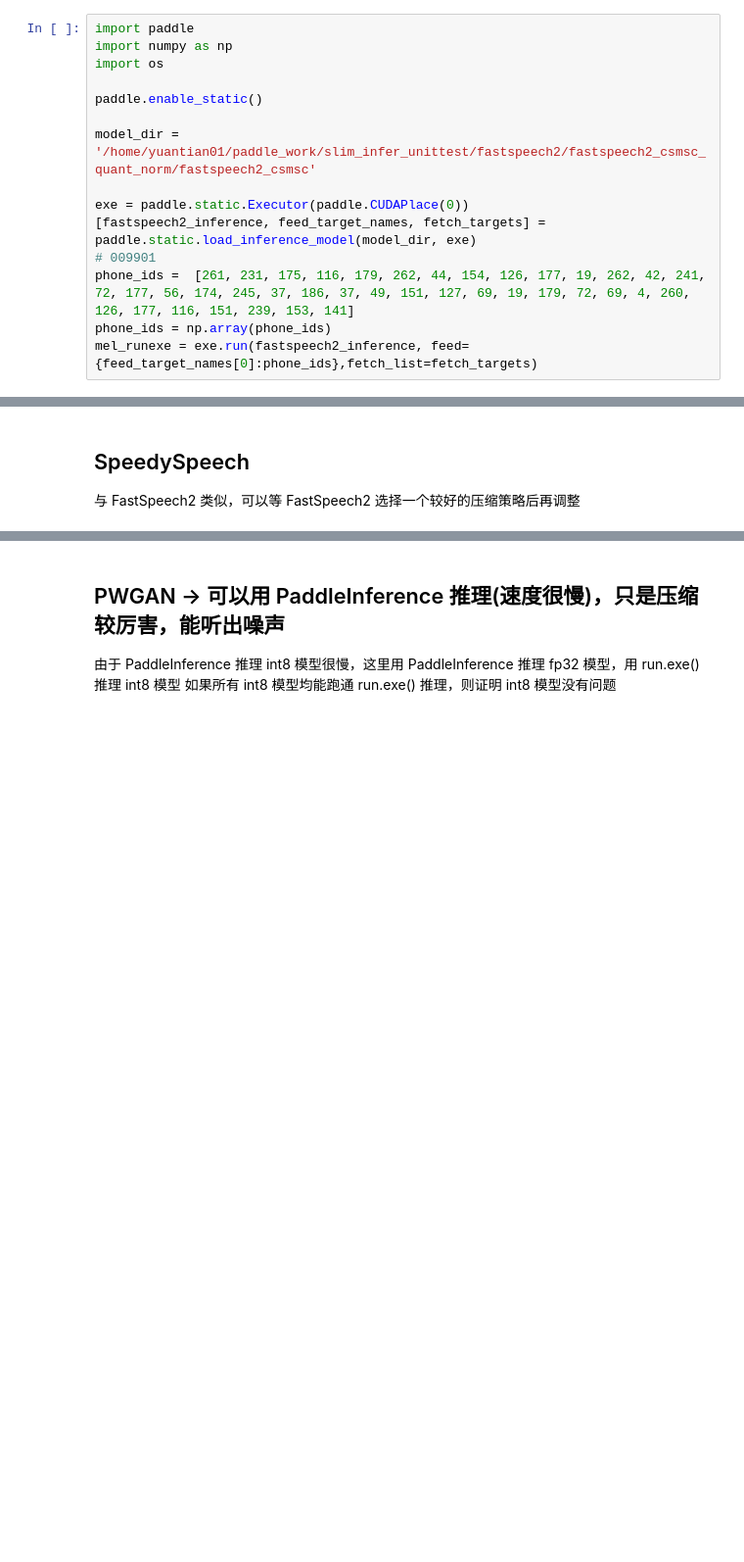
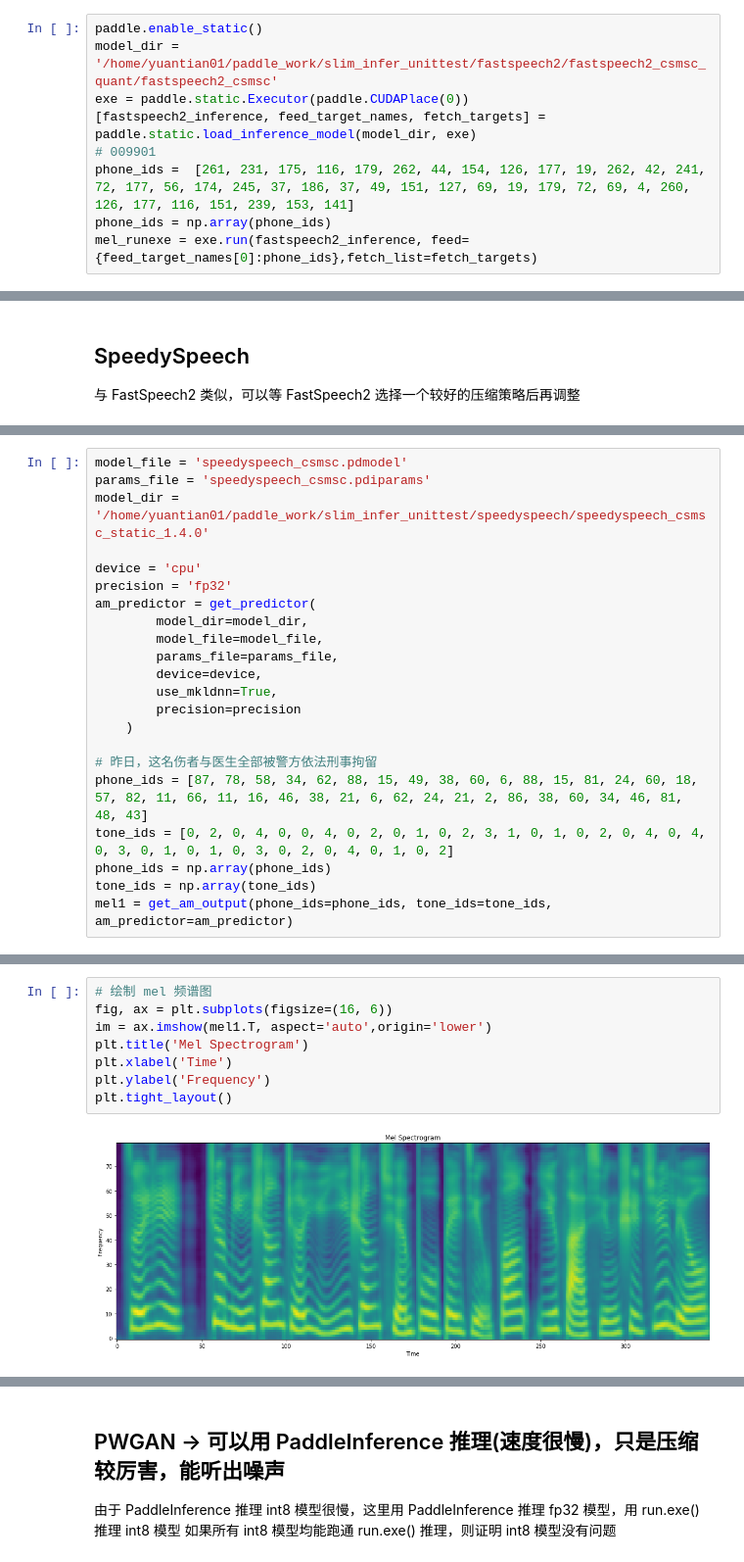
Before and after one commit to yt605155624/paddle_work, a Jupyter notebook: slim_infer_unittest/debug_slim_am.ipynb, the cells around one changed output, grey strips where cells are left out. Shown at 98% size. Drawn from its saved outputs; the diff is of its cells as text; blank space fills up the shorter version.

```diff
--- a/slim_infer_unittest/debug_slim_am.ipynb
+++ b/slim_infer_unittest/debug_slim_am.ipynb
@@ -210,12 +247,6 @@ dp.Audio(wav2_path)
 # %%
-import paddle
-import numpy as np
-import os
-
 paddle.enable_static()
-
-model_dir = '/home/yuantian01/paddle_work/slim_infer_unittest/fastspeech2/fastspeech2_csmsc_quant_norm/fastspeech2_csmsc'
-
+model_dir = '/home/yuantian01/paddle_work/slim_infer_unittest/fastspeech2/fastspeech2_csmsc_quant/fastspeech2_csmsc'
 exe = paddle.static.Executor(paddle.CUDAPlace(0))
 [fastspeech2_inference, feed_target_names, fetch_targets] = paddle.static.load_inference_model(model_dir, exe)
 # 009901
@@ -292,0 +319,22 @@ dp.Audio(wav_path, rate=24000)
+# %%
+model_file = 'speedyspeech_csmsc.pdmodel'
+params_file = 'speedyspeech_csmsc.pdiparams'
+model_dir = '/home/yuantian01/paddle_work/slim_infer_unittest/speedyspeech/speedyspeech_csmsc_static_1.4.0'
+
+device = 'cpu'
+precision = 'fp32'
+am_predictor = get_predictor(
+        model_dir=model_dir,
+        model_file=model_file,
+        params_file=params_file,
+        device=device,
+        use_mkldnn=True,
+        precision=precision
+    )
+
+# 昨日，这名伤者与医生全部被警方依法刑事拘留
+phone_ids = [87, 78, 58, 34, 62, 88, 15, 49, 38, 60, 6, 88, 15, 81, 24, 60, 18, 57, 82, 11, 66, 11, 16, 46, 38, 21, 6, 62, 24, 21, 2, 86, 38, 60, 34, 46, 81, 48, 43]
+tone_ids = [0, 2, 0, 4, 0, 0, 4, 0, 2, 0, 1, 0, 2, 3, 1, 0, 1, 0, 2, 0, 4, 0, 4, 0, 3, 0, 1, 0, 1, 0, 3, 0, 2, 0, 4, 0, 1, 0, 2]
+phone_ids = np.array(phone_ids)
+tone_ids = np.array(tone_ids)
+mel1 = get_am_output(phone_ids=phone_ids, tone_ids=tone_ids, am_predictor=am_predictor)
@@ -292,0 +343,10 @@ dp.Audio(wav_path, rate=24000)
+# %%
+# 绘制 mel 频谱图
+fig, ax = plt.subplots(figsize=(16, 6))
+im = ax.imshow(mel1.T, aspect='auto',origin='lower')
+plt.title('Mel Spectrogram')
+plt.xlabel('Time')
+plt.ylabel('Frequency')
+plt.tight_layout()
+# %% [output]
+[figure, added]
```
Also changed, not shown: parts of 46 cells of this notebook, 1 other file.
